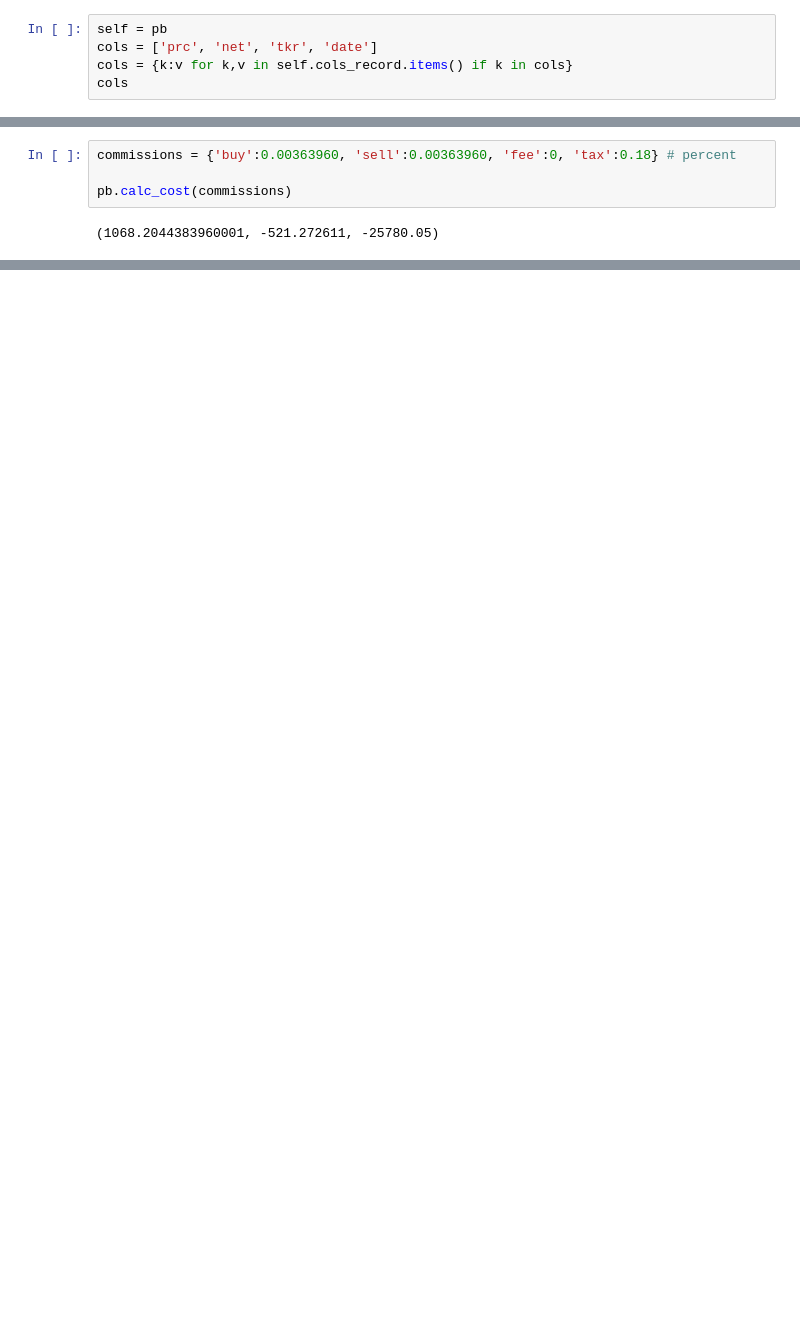
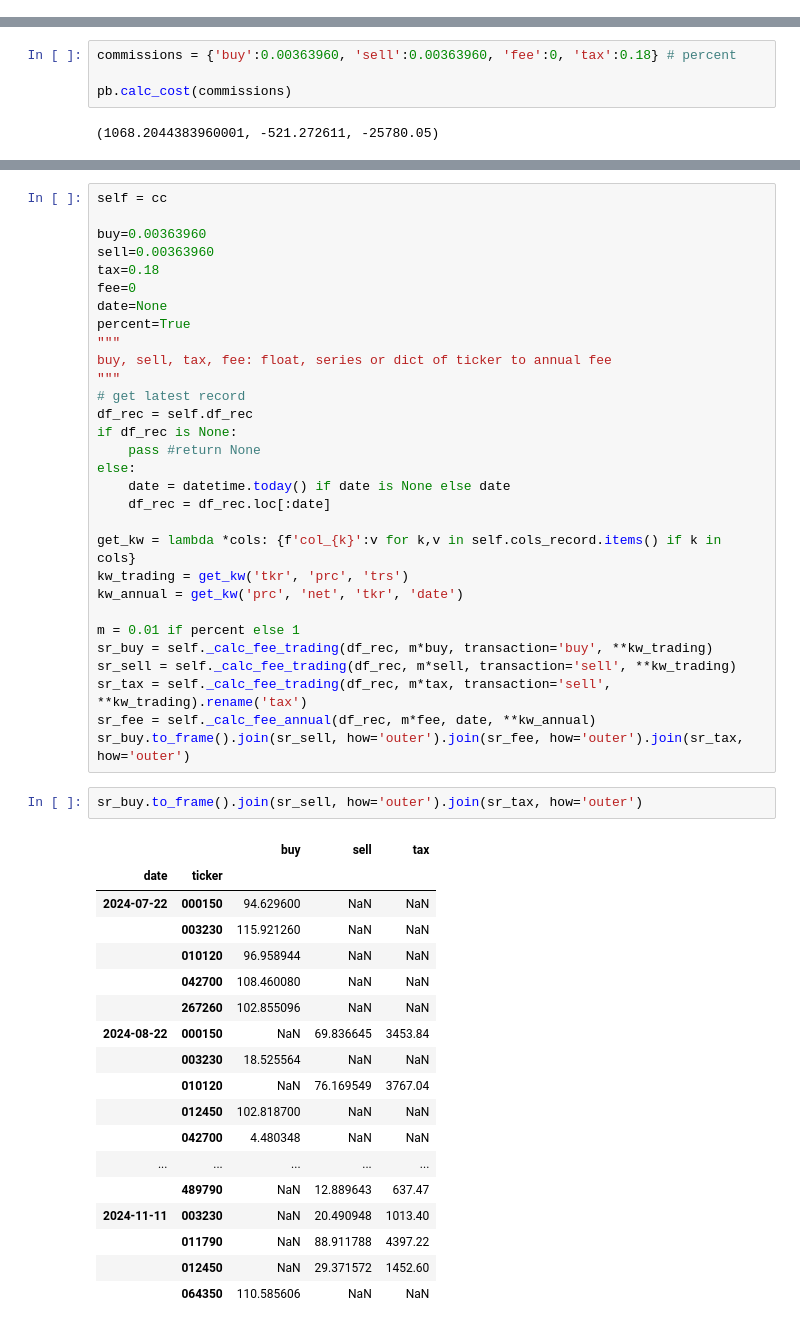
Before and after one commit to lbk209/portfolio, a Jupyter notebook: Allocate_Portfolio.ipynb, the cells around one changed output, grey strips where cells are left out. Cells and saved outputs as stored; diff of their text form; blank space fills up the shorter version.

```diff
--- a/Allocate_Portfolio.ipynb
+++ b/Allocate_Portfolio.ipynb
@@ -1054,8 +1054,3 @@ fees = {x: 0.76 for x in fees}
 pb.calc_fee_annual(fees, '2024-11-29')
 # %% [output]
 34129.70678794521
-# %%
-self = pb
-cols = ['prc', 'net', 'tkr', 'date']
-cols = {k:v for k,v in self.cols_record.items() if k in cols}
-cols
@@ -1165,0 +1178,51 @@ sr_trs = df_trs.loc[:, '003230']
+# %%
+self = cc
+
+buy=0.00363960
+sell=0.00363960
+tax=0.18
+fee=0
+date=None
+percent=True
+"""
+buy, sell, tax, fee: float, series or dict of ticker to annual fee
+"""
+# get latest record
+df_rec = self.df_rec
+if df_rec is None:
+    pass #return None
+else:
+    date = datetime.today() if date is None else date
+    df_rec = df_rec.loc[:date]
+
+get_kw = lambda *cols: {f'col_{k}':v for k,v in self.cols_record.items() if k in cols}
+kw_trading = get_kw('tkr', 'prc', 'trs')
+kw_annual = get_kw('prc', 'net', 'tkr', 'date')
+
+m = 0.01 if percent else 1
+sr_buy = self._calc_fee_trading(df_rec, m*buy, transaction='buy', **kw_trading)
+sr_sell = self._calc_fee_trading(df_rec, m*sell, transaction='sell', **kw_trading)
+sr_tax = self._calc_fee_trading(df_rec, m*tax, transaction='sell', **kw_trading).rename('tax')
+sr_fee = self._calc_fee_annual(df_rec, m*fee, date, **kw_annual)
+sr_buy.to_frame().join(sr_sell, how='outer').join(sr_fee, how='outer').join(sr_tax, how='outer')
+# %%
+sr_buy.to_frame().join(sr_sell, how='outer').join(sr_tax, how='outer')
+# %% [output]
+|  |  | buy | sell | tax |
+| date | ticker |  |  |  |
+| 2024-07-22 | 000150 | 94.629600 | NaN | NaN |
+|  | 003230 | 115.921260 | NaN | NaN |
+|  | 010120 | 96.958944 | NaN | NaN |
+|  | 042700 | 108.460080 | NaN | NaN |
+|  | 267260 | 102.855096 | NaN | NaN |
+| 2024-08-22 | 000150 | NaN | 69.836645 | 3453.84 |
+|  | 003230 | 18.525564 | NaN | NaN |
+|  | 010120 | NaN | 76.169549 | 3767.04 |
+|  | 012450 | 102.818700 | NaN | NaN |
+|  | 042700 | 4.480348 | NaN | NaN |
+| ... | ... | ... | ... | ... |
+|  | 489790 | NaN | 12.889643 | 637.47 |
+| 2024-11-11 | 003230 | NaN | 20.490948 | 1013.40 |
+|  | 011790 | NaN | 88.911788 | 4397.22 |
+|  | 012450 | NaN | 29.371572 | 1452.60 |
+|  | 064350 | 110.585606 | NaN | NaN |
```
Also changed, not shown: parts of 41 cells of this notebook, 1 other file.
